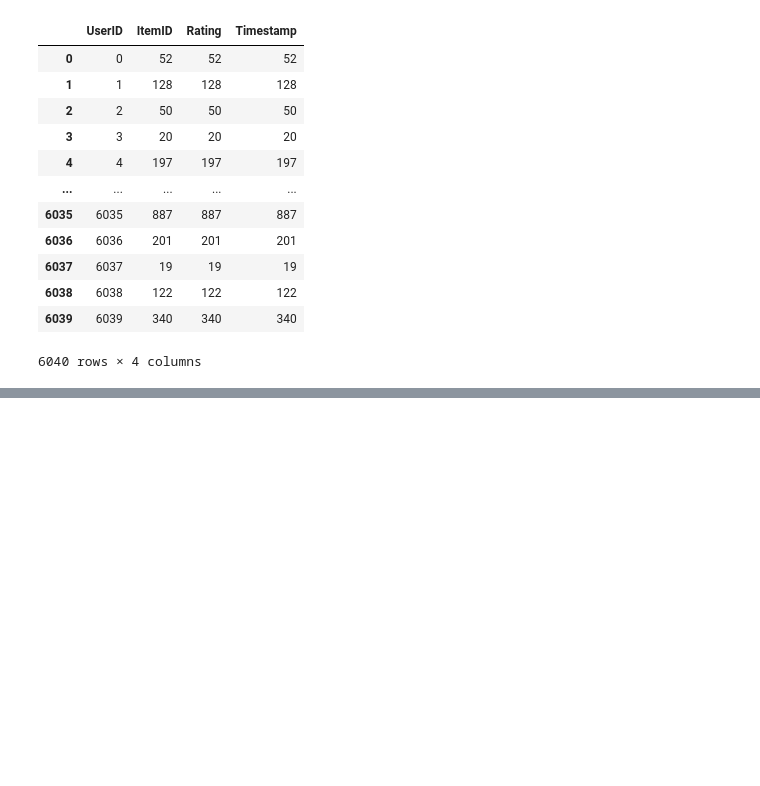
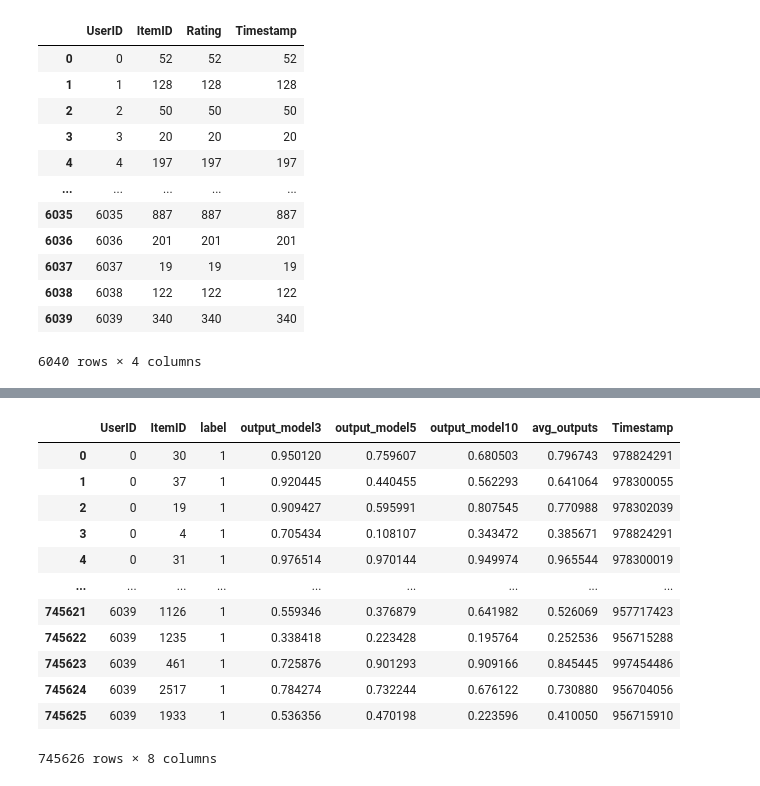
Before and after one commit to panchaldhruv27223/NCF_Recommendation, a Jupyter notebook: NCF_Pytorch/Custom_User_centric_batch/get_data_info.ipynb, the cells around one changed output, grey strips where cells are left out. Drawn from its saved outputs; the diff is of its cells as text; code cells hidden in the pictures; blank space fills up the shorter version.

Commit message:
EL2N Done -Code By Dhruv Panchal

```diff
--- a/NCF_Pytorch/Custom_User_centric_batch/get_data_info.ipynb
+++ b/NCF_Pytorch/Custom_User_centric_batch/get_data_info.ipynb
@@ -57,0 +462,2 @@ new_df.sort_values(["UserID", "Timestamp"])
+# %%
+all_positive.reset_index(inplace=True, drop=True)
@@ -57,0 +480,3 @@ new_df.sort_values(["UserID", "Timestamp"])
+# %%
+all_positive.columns = ["UserID","ItemID", "label", "output_model3", "output_model5", "output_model10","avg_outputs"]
+all_positive
@@ -57,0 +497,3 @@ new_df.sort_values(["UserID", "Timestamp"])
+# %%
+d = pd.read_csv("/home/dhruv/Documents/NCF/NCF_Recommendation/NCF_Pytorch/train_data.csv")
+d
@@ -57,0 +514,18 @@ new_df.sort_values(["UserID", "Timestamp"])
+# %%
+all_positive = all_positive.merge(d[['UserID', 'ItemID', 'Timestamp']], on=['UserID', 'ItemID'], how='left')
+# %%
+all_positive
+# %% [output]
+|  | UserID | ItemID | label | output_model3 | output_model5 | output_model10 | avg_outputs | Timestamp |
+| 0 | 0 | 30 | 1 | 0.950120 | 0.759607 | 0.680503 | 0.796743 | 978824291 |
+| 1 | 0 | 37 | 1 | 0.920445 | 0.440455 | 0.562293 | 0.641064 | 978300055 |
+| 2 | 0 | 19 | 1 | 0.909427 | 0.595991 | 0.807545 | 0.770988 | 978302039 |
+| 3 | 0 | 4 | 1 | 0.705434 | 0.108107 | 0.343472 | 0.385671 | 978824291 |
+| 4 | 0 | 31 | 1 | 0.976514 | 0.970144 | 0.949974 | 0.965544 | 978300019 |
+| ... | ... | ... | ... | ... | ... | ... | ... | ... |
+| 745621 | 6039 | 1126 | 1 | 0.559346 | 0.376879 | 0.641982 | 0.526069 | 957717423 |
+| 745622 | 6039 | 1235 | 1 | 0.338418 | 0.223428 | 0.195764 | 0.252536 | 956715288 |
+| 745623 | 6039 | 461 | 1 | 0.725876 | 0.901293 | 0.909166 | 0.845445 | 997454486 |
+| 745624 | 6039 | 2517 | 1 | 0.784274 | 0.732244 | 0.676122 | 0.730880 | 956704056 |
+| 745625 | 6039 | 1933 | 1 | 0.536356 | 0.470198 | 0.223596 | 0.410050 | 956715910 |
+745626 rows × 8 columns
```
Also changed, not shown: parts of 51 cells of this notebook, 10 other files.
